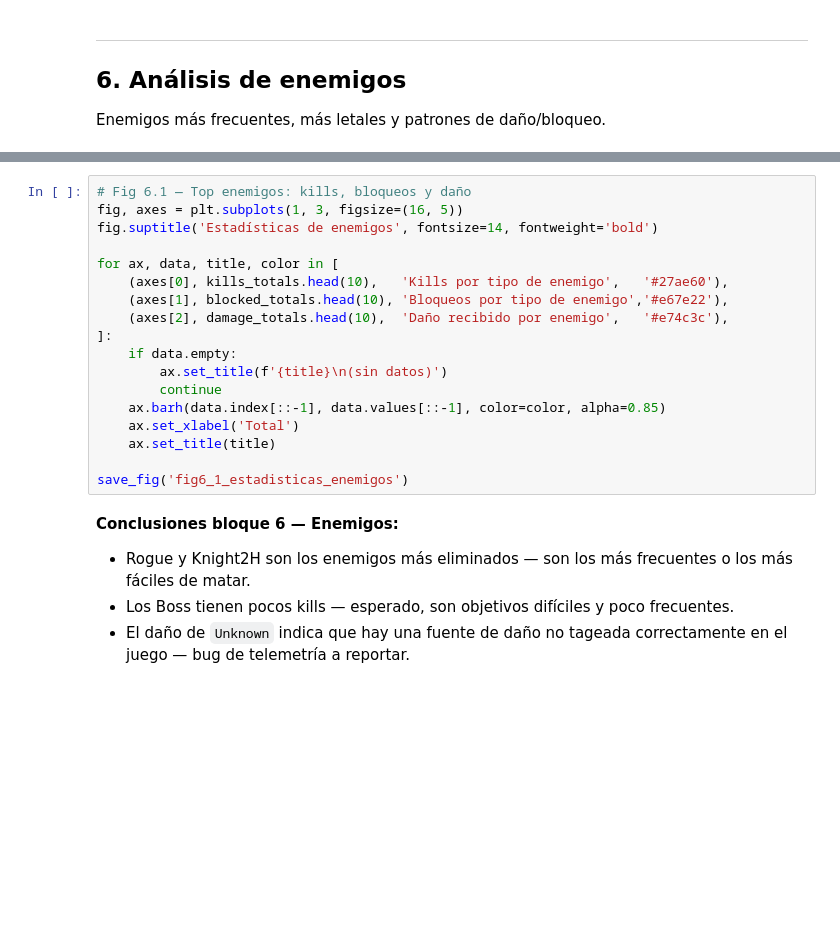
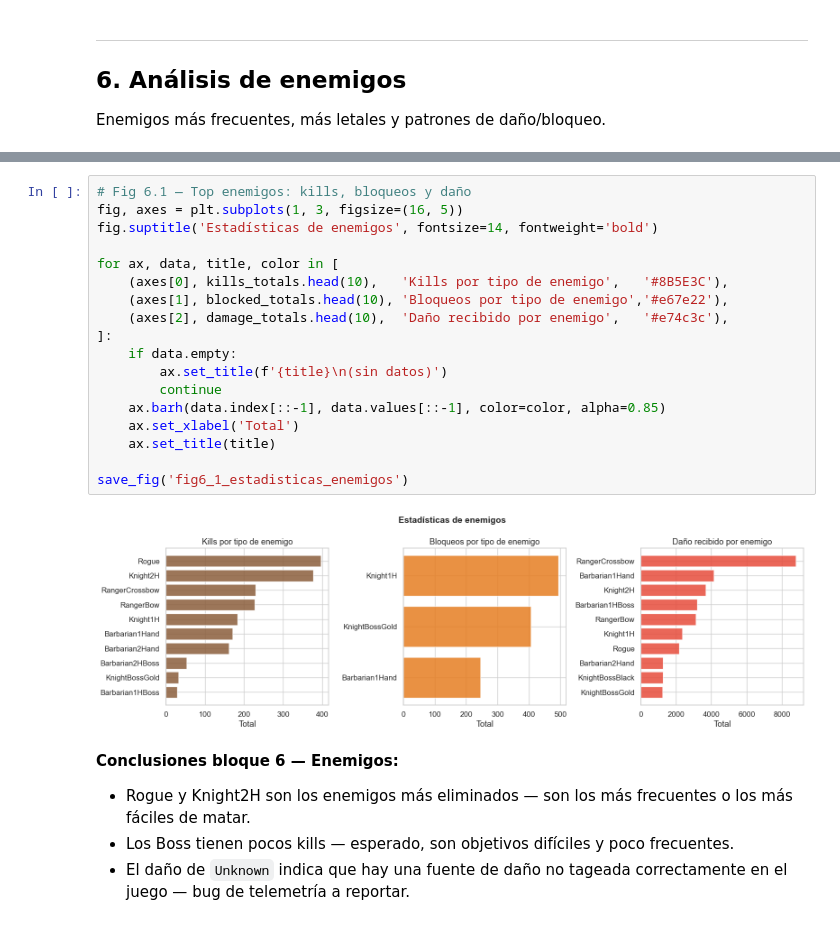
Before and after one commit to Siirkmox/TFM-GameAnalytics, a Jupyter notebook: notebooks/03_eda.ipynb, the cells around one changed output, grey strips where cells are left out. Saved outputs shown, nothing was run; the diff lists cells and outputs as text; blank space fills up the shorter version.

```diff
--- a/notebooks/03_eda.ipynb
+++ b/notebooks/03_eda.ipynb
@@ -394,21 +615,23 @@ print(kills_totals.head(10))
 # %%
 # Fig 6.1 — Top enemigos: kills, bloqueos y daño
 fig, axes = plt.subplots(1, 3, figsize=(16, 5))
 fig.suptitle('Estadísticas de enemigos', fontsize=14, fontweight='bold')
 
 for ax, data, title, color in [
-    (axes[0], kills_totals.head(10),   'Kills por tipo de enemigo',   '#27ae60'),
+    (axes[0], kills_totals.head(10),   'Kills por tipo de enemigo',   '#8B5E3C'),
     (axes[1], blocked_totals.head(10), 'Bloqueos por tipo de enemigo','#e67e22'),
     (axes[2], damage_totals.head(10),  'Daño recibido por enemigo',   '#e74c3c'),
 ]:
     if data.empty:
         ax.set_title(f'{title}\n(sin datos)')
         continue
     ax.barh(data.index[::-1], data.values[::-1], color=color, alpha=0.85)
     ax.set_xlabel('Total')
     ax.set_title(title)
 
 save_fig('fig6_1_estadisticas_enemigos')
+# %% [output]
+[figure, added]
 # %% [markdown]
 **Conclusiones bloque 6 — Enemigos:**
 - Rogue y Knight2H son los enemigos más eliminados — son los más frecuentes o los más fáciles de matar.
```
Also changed, not shown: parts of 77 cells of this notebook, 21 other files.
